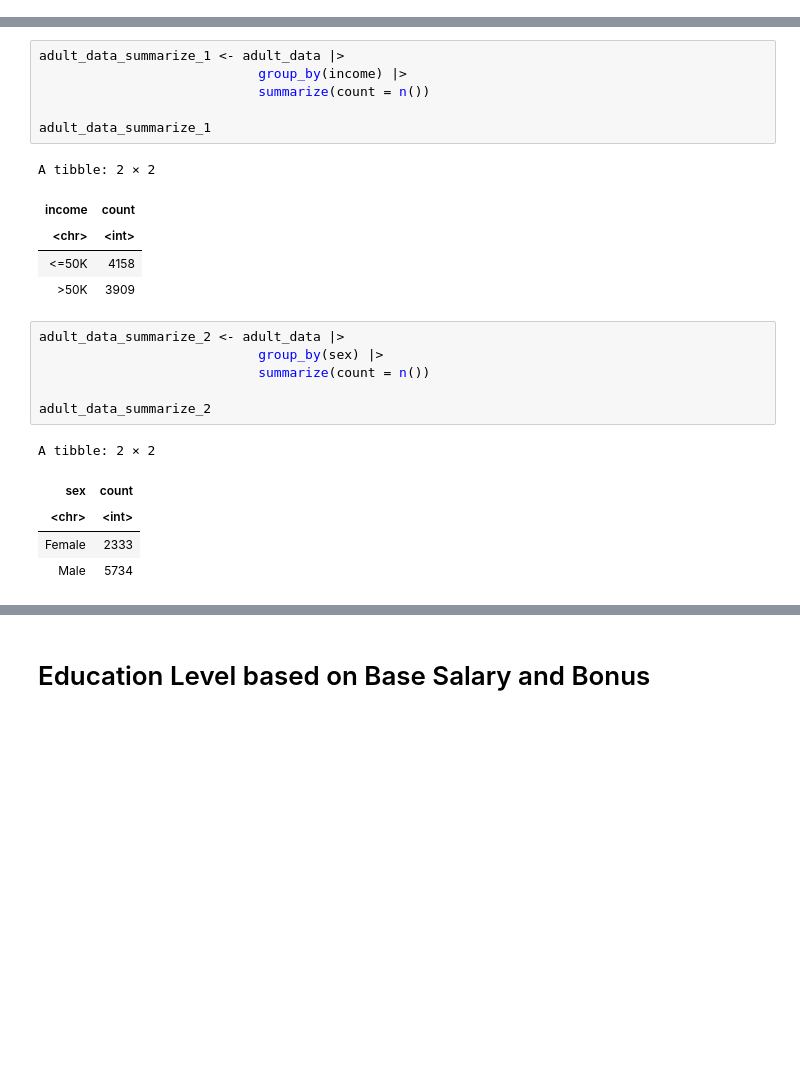
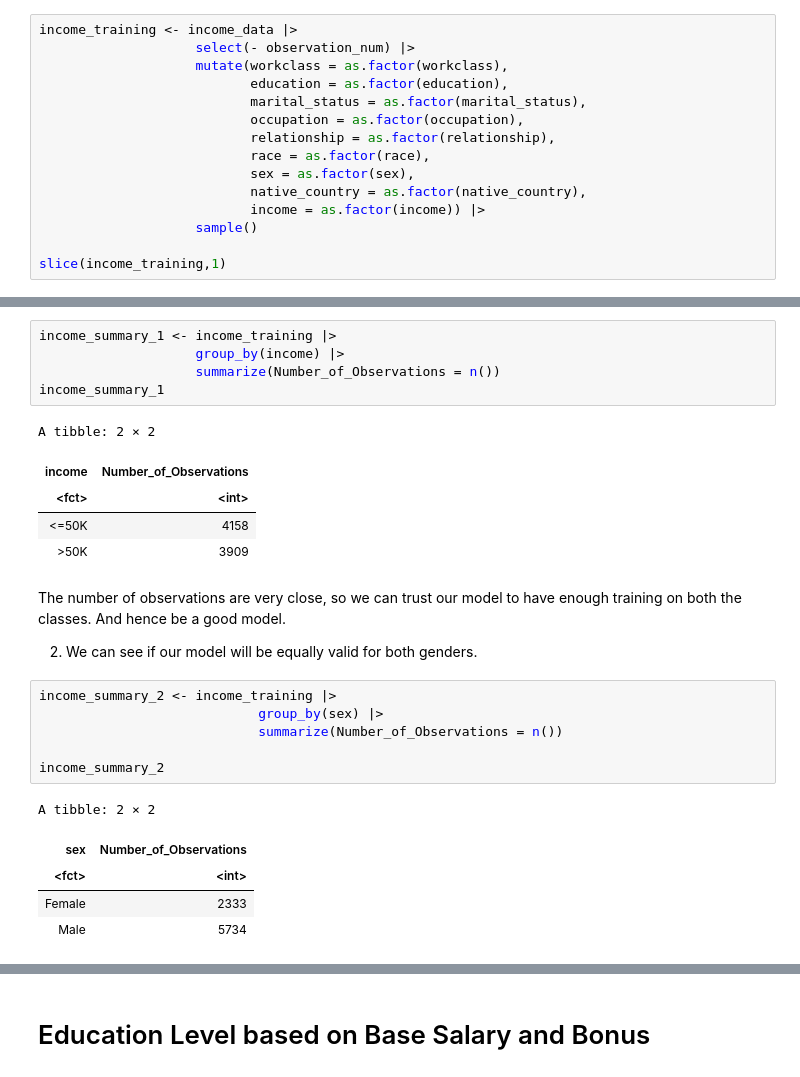
Before and after one commit to Anmol-Ghadia/dsci-100-2022w1-group-44, a Jupyter notebook: Project_proposal.ipynb, the cells around one changed output, grey strips where cells are left out. Cells and saved outputs as stored; diff of their text form; blank space fills up the shorter version.

```diff
--- a/Project_proposal.ipynb
+++ b/Project_proposal.ipynb
@@ -71,0 +91,15 @@ dbl (6): age, fnlwgt, education_num, capital_gain, capital_loss, hours_per_week
+# %%
+income_training <- income_data |>
+                    select(- observation_num) |>
+                    mutate(workclass = as.factor(workclass),
+                           education = as.factor(education),
+                           marital_status = as.factor(marital_status),
+                           occupation = as.factor(occupation),
+                           relationship = as.factor(relationship),
+                           race = as.factor(race),
+                           sex = as.factor(sex),
+                           native_country = as.factor(native_country),
+                           income = as.factor(income)) |>
+                    sample()
+
+slice(income_training,1)
@@ -72,24 +117,27 @@ dbl (6): age, fnlwgt, education_num, capital_gain, capital_loss, hours_per_week
 # %%
-adult_data_summarize_1 <- adult_data |>
-                            group_by(income) |>
-                            summarize(count = n())
-
-adult_data_summarize_1
+income_summary_1 <- income_training |>
+                    group_by(income) |>
+                    summarize(Number_of_Observations = n())
+income_summary_1
 # %% [output]
 A tibble: 2 × 2
-| income | count |
-| <chr> | <int> |
+| income | Number_of_Observations |
+| <fct> | <int> |
 | <=50K | 4158 |
 | >50K | 3909 |
+# %% [markdown]
+The number of observations are very close, so we can trust our model to have enough training on both the classes. And hence be a good model.
+
+2. We can see if our model will be equally valid for both genders.
 # %%
-adult_data_summarize_2 <- adult_data |>
+income_summary_2 <- income_training |>
                             group_by(sex) |>
-                            summarize(count = n())
+                            summarize(Number_of_Observations = n())
 
-adult_data_summarize_2
+income_summary_2
 # %% [output]
 A tibble: 2 × 2
-| sex | count |
-| <chr> | <int> |
+| sex | Number_of_Observations |
+| <fct> | <int> |
 | Female | 2333 |
 | Male | 5734 |
```
Also changed, not shown: parts of 19 cells of this notebook.
